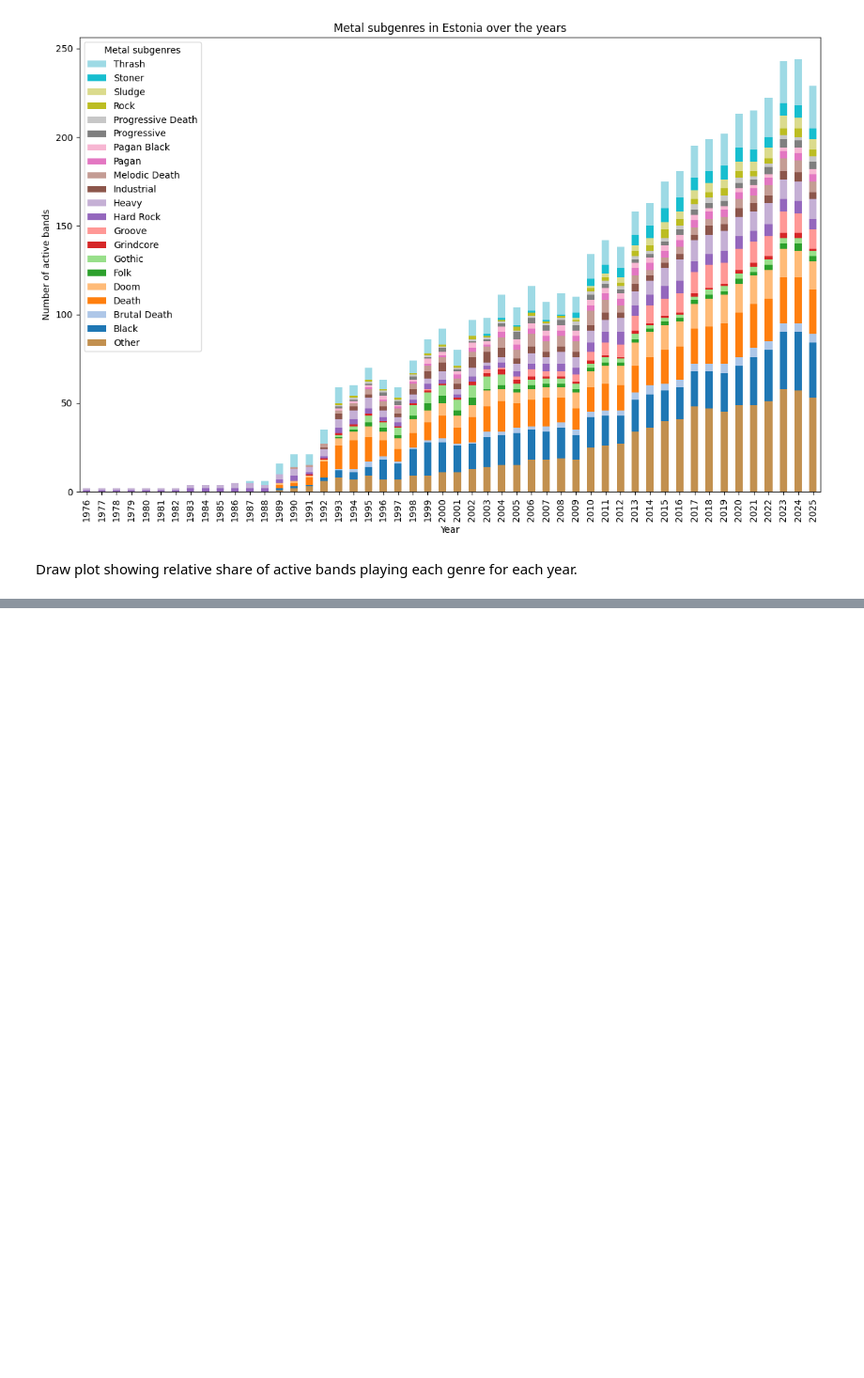
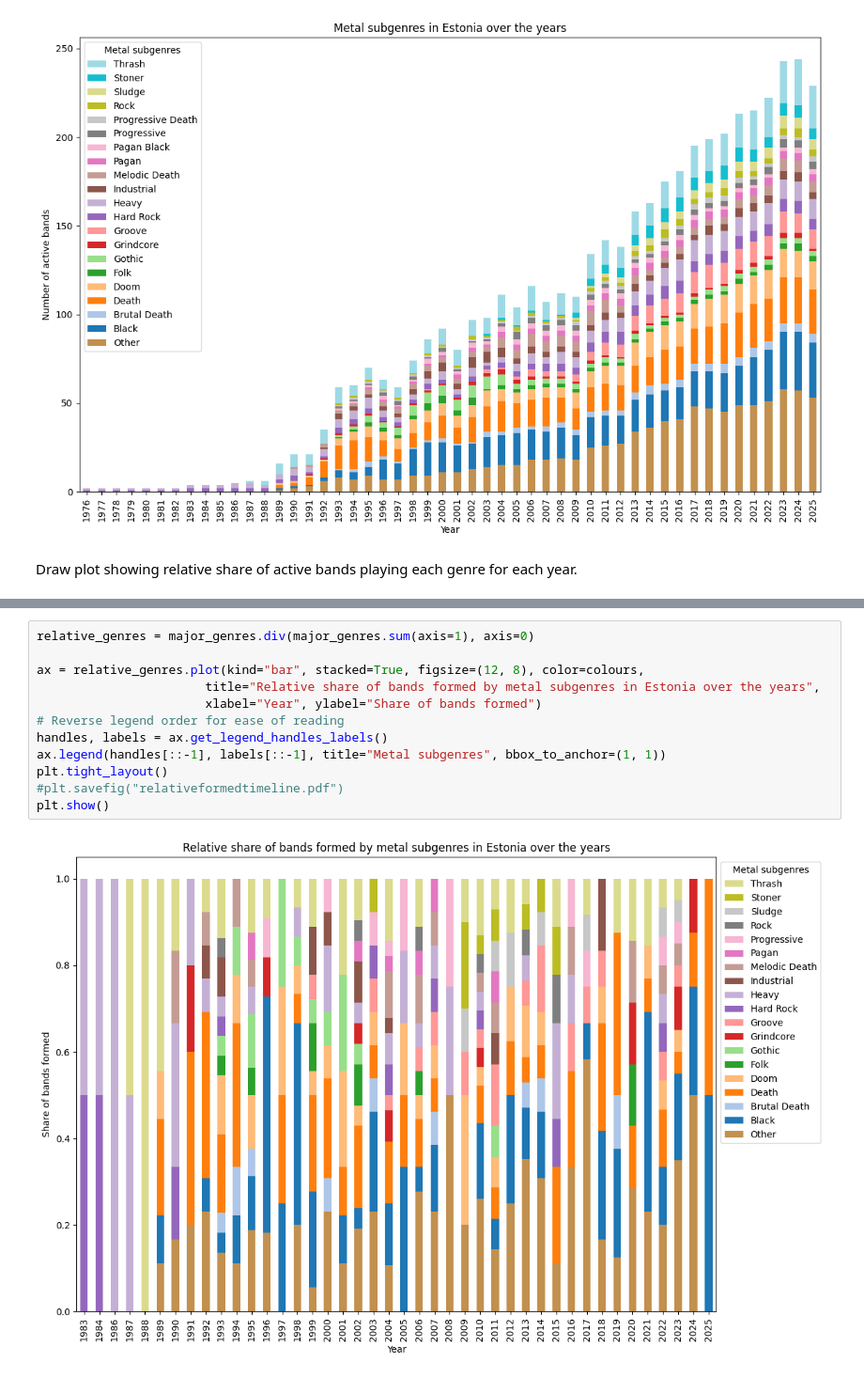
Before and after one commit to PeeterPulber/IDS2025-B14, a Jupyter notebook: plotting.ipynb, the cells around one changed output, grey strips where cells are left out. Shown: that part at 94% size. Cells and saved outputs as stored; diff of their text form; blank space fills up the shorter version.

```diff
--- a/plotting.ipynb
+++ b/plotting.ipynb
@@ -61,0 +131,14 @@ plt.show()
+# %%
+relative_genres = major_genres.div(major_genres.sum(axis=1), axis=0)
+
+ax = relative_genres.plot(kind="bar", stacked=True, figsize=(12, 8), color=colours,
+                       title="Relative share of bands formed by metal subgenres in Estonia over the years",
+                       xlabel="Year", ylabel="Share of bands formed")
+# Reverse legend order for ease of reading
+handles, labels = ax.get_legend_handles_labels()
+ax.legend(handles[::-1], labels[::-1], title="Metal subgenres", bbox_to_anchor=(1, 1))
+plt.tight_layout()
+#plt.savefig("relativeformedtimeline.pdf")
+plt.show()
+# %% [output]
+[figure, added]
```
Also changed, not shown: parts of 7 cells of this notebook.
